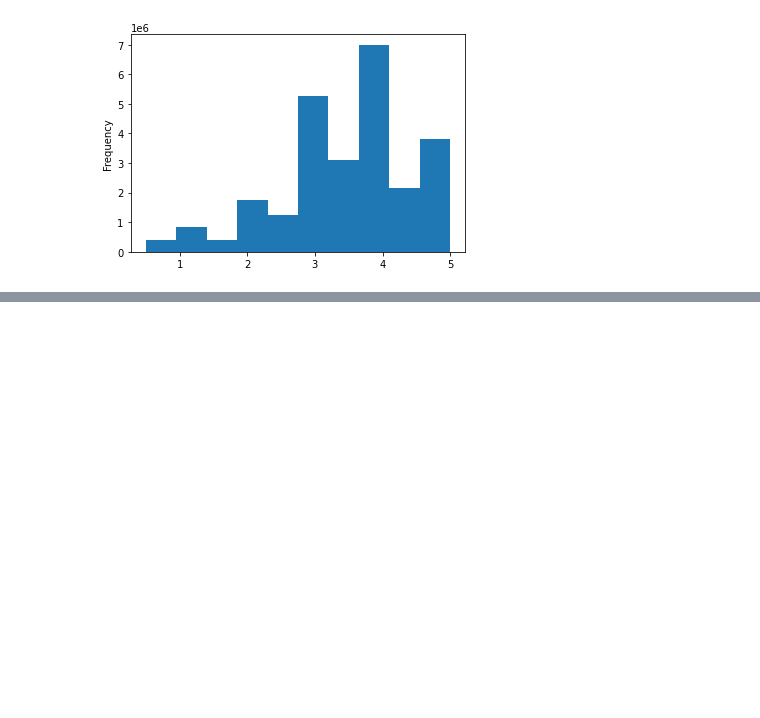
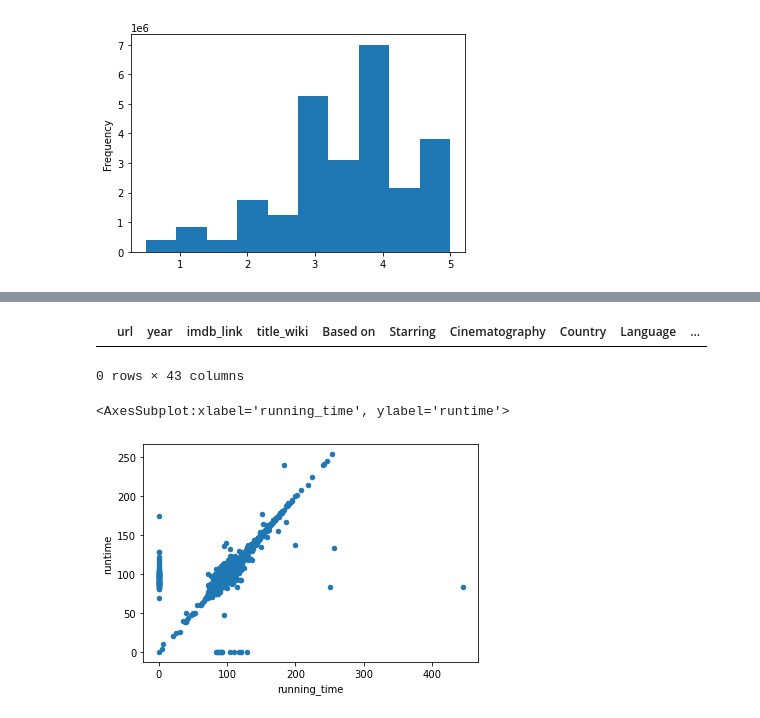
Before and after one commit to eoweed/Movies-ETL, a Jupyter notebook: movie_data.ipynb, the cells around one changed output, grey strips where cells are left out. Drawn from its saved outputs; the diff is of its cells as text; code cells hidden in the pictures; blank space fills up the shorter version.

Commit message:
merge wiki and kaggle datasets together

```diff
--- a/movie_data.ipynb
+++ b/movie_data.ipynb
@@ -502,6 +501,9 @@ Name: Running time, dtype: object
 # r'\d+\s*ho?u?r?s?\s*\d'
 
 running_time_extract = running_time.str.extract(r'(\d+)\s*ho?u?r?s?\s*(\d*)|(\d+)\s*m')
+
+# Convert to numeric data
+running_time_extract = running_time_extract.apply(lambda col: pd.to_numeric(col, errors='coerce')).fillna(0)
 
 # Apply function to convert hour and minute capture group to minutes
 # create new column in DF
@@ -625,0 +620,15 @@ Name: rating, dtype: float64
+# %%
+# Merge data and use suffixes to determin where the data came from
+movies_df = pd.merge(wiki_movies_df, kaggle_metadata, on='imdb_id', suffixes=['_wiki','_kaggle'])
+movies_df.columns
+
+# Competing data:
+# Wiki                     Movielens                Resolution
+#--------------------------------------------------------------------------
+# title_wiki               title_kaggle             Drop wiki column
+# running_time             runtime                  Keep kaggle; fill in zeros with Wiki data
+# budget_wiki              budget_kaggle            Keep kaggle; fill in zeros with Wiki data
+# box_office               revenue                  Keep kaggle; fill in zeros with Wiki data
+# release_date_wiki        release_date_kaggle      Drop wiki column
+# Language                 original_language        Drop wiki column
+# Production company(s)    production_companies     Drop wiki column
@@ -625,0 +647,19 @@ Name: rating, dtype: float64
+# %%
+# view titles columns
+movies_df[['title_wiki','title_kaggle']]
+
+# see where columns don't match
+movies_df[movies_df['title_wiki'] != movies_df['title_kaggle']][['title_wiki','title_kaggle']]
+
+# Kaggle looks like the better option to keep - see if there are any rows missing
+movies_df[(movies_df['title_kaggle'] == '') | (movies_df['title_kaggle'].isnull())]
+# %% [output]
+|  | url | year | imdb_link | title_wiki | Based on | Starring | Cinematography | Country | Language | ... |
+0 rows × 43 columns
+# %%
+# running_time columns
+# use scatter plot to determine if values are extremely different from each other
+movies_df.fillna(0).plot(x='running_time', y='runtime', kind='scatter')
+# %% [output]
+<AxesSubplot:xlabel='running_time', ylabel='runtime'>
+[figure, added]
```
Also changed, not shown: parts of 21 cells of this notebook.
